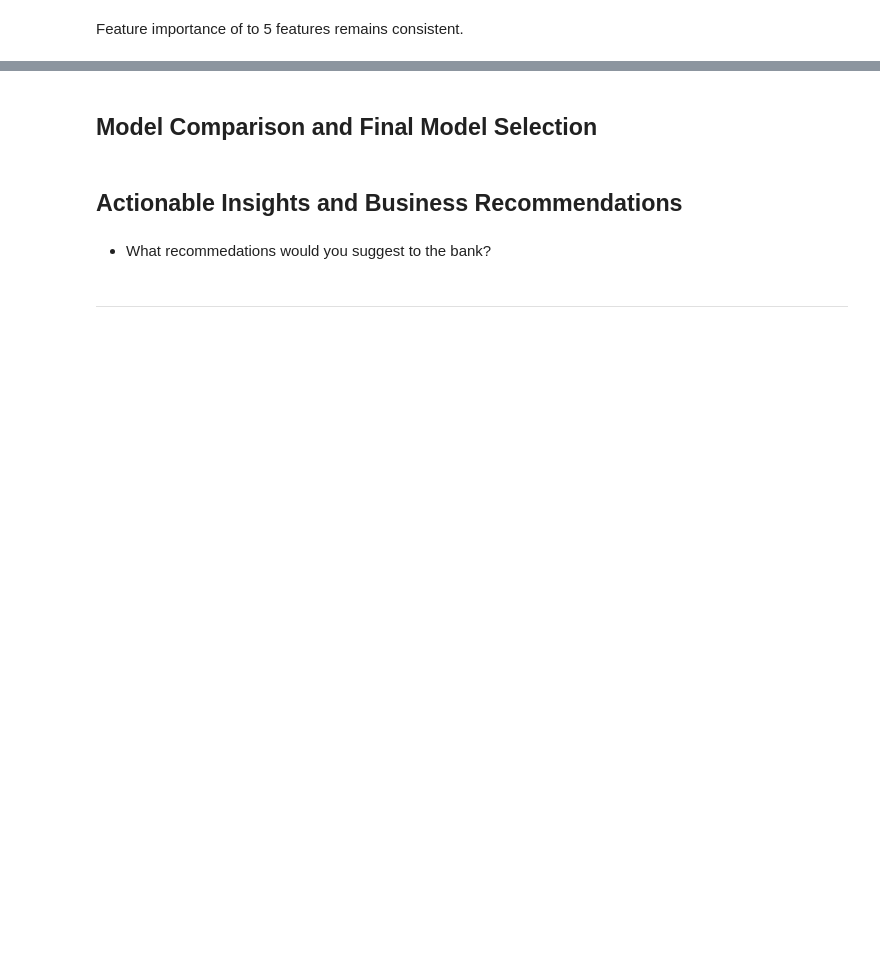
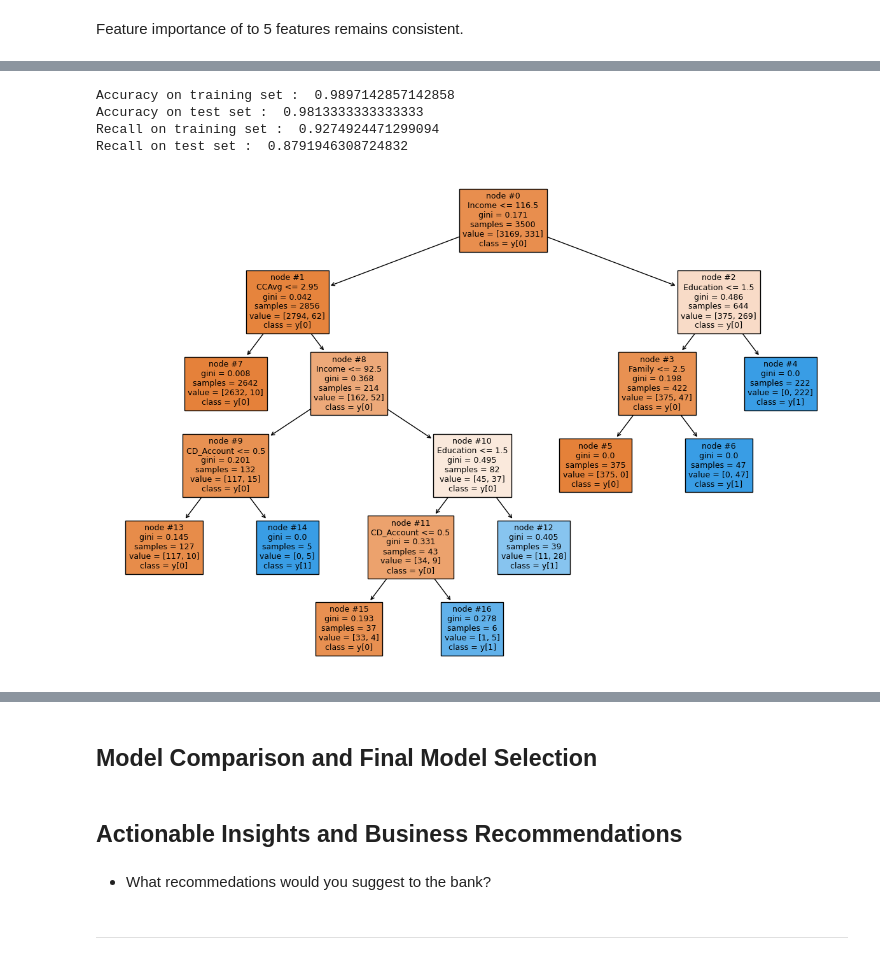
Before and after one commit to Drew75austin/Machine_Learning_Personal_Loan, a Jupyter notebook: SLC_Full_Code.ipynb, the cells around one changed output, grey strips where cells are left out. Cells and saved outputs as stored; diff of their text form; code cells hidden in the pictures; blank space fills up the shorter version.

```diff
--- a/SLC_Full_Code.ipynb
+++ b/SLC_Full_Code.ipynb
@@ -1373,0 +1423,23 @@ Feature importance of to 5 features remains consistent.
+# %%
+#variables to later compare
+dTree_grid_acc_train = dTree_grid.score(X_train, y_train)
+dTree_grid_acc_test = dTree_grid.score(X_test, y_test)
+dTree_grid_recall =  get_recall_score(dTree_grid)
+
+# Accuracy on train and test
+print("Accuracy on training set : ",dTree_grid_acc_train)
+print("Accuracy on test set : ",dTree_grid_acc_test)
+print("Recall on training set : ",dTree_grid_recall[0])
+print("Recall on test set : ", dTree_grid_recall[1])
+# %% [output]
+Accuracy on training set :  0.9897142857142858
+Accuracy on test set :  0.9813333333333333
+Recall on training set :  0.9274924471299094
+Recall on test set :  0.8791946308724832
+# %%
+plt.figure(figsize=(15,10))
+
+tree.plot_tree(dTree_grid,feature_names=feature_names,filled=True,fontsize=9,node_ids=True,class_names=True)
+plt.show()
+# %% [output]
+[figure, added]
```
Also changed, not shown: parts of 15 cells of this notebook.
